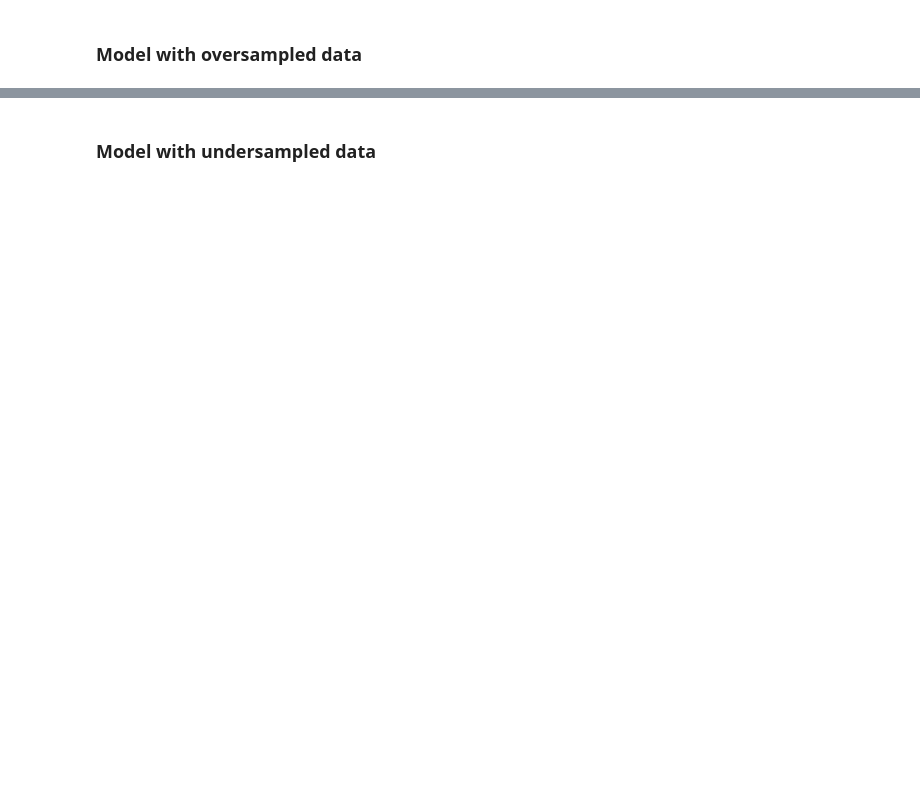
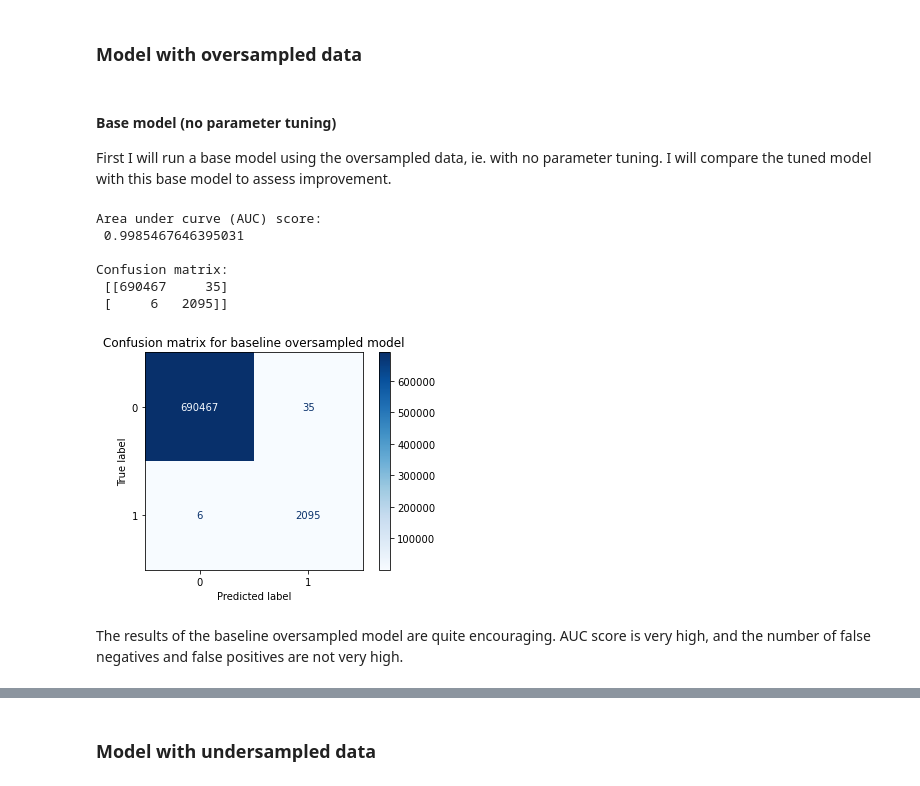
Before and after one commit to hakondoksrod/financial-fraud-detection-imbalanced-data, a Jupyter notebook: fraud_detection.ipynb, the cells around one changed output, grey strips where cells are left out. Cells and saved outputs as stored; diff of their text form; code cells hidden in the pictures; blank space fills up the shorter version.

```diff
--- a/fraud_detection.ipynb
+++ b/fraud_detection.ipynb
@@ -367,2 +438,46 @@ The runtime for fitting the models was also considered when tuning parameters. F
+# %%
+def display_metrics(preds, model, name='oversampled model'):
+    '''
+    Function to display and plot the results on the chosen evaluation metrics
+
+    Input:
+        preds: which predictions to display results for
+        model: which model gave the predictions
+        name: name of model to use in plot title
+    Output:
+        Prints results for AUC score, confusion matrix and plots confusion matrix
+    '''
+
+    print('Area under curve (AUC) score:\n', roc_auc_score(y_test, preds), '\n')
+    print('Confusion matrix:\n', confusion_matrix(y_test, preds), '\n')
+
+    plot_title = 'Confusion matrix for '+name
+    plot_confusion_matrix(model, X_test, y_test, cmap='Blues')
+    plt.title(plot_title)
 # %% [markdown]
 ### Model with oversampled data
+# %% [markdown]
+#### Base model (no parameter tuning)
+First I will run a base model using the oversampled data, ie. with no parameter tuning. I will compare the tuned model with this base model to assess improvement.
+# %%
+# Instatiate model
+base_model_oversamp = XGBClassifier(use_label_encoder=False, verbosity=0, random_state=RandomState)
+
+# Fit model to the training data
+base_model_oversamp.fit(X_train_upsample, y_train_upsample)
+
+# Predict on test data
+base_pred_oversamp = base_model_oversamp.predict(X_test)
+# %%
+#Display evaluation metrics for base oversampled model
+display_metrics(base_pred_oversamp, base_model_oversamp, 'baseline oversampled model')
+# %% [output]
+Area under curve (AUC) score:
+ 0.9985467646395031
+
+Confusion matrix:
+ [[690467     35]
+ [     6   2095]]
+[figure, added]
+# %% [markdown]
+The results of the baseline oversampled model are quite encouraging. AUC score is very high, and the number of false negatives and false positives are not very high.
```
Also changed, not shown: parts of 42 cells of this notebook.
